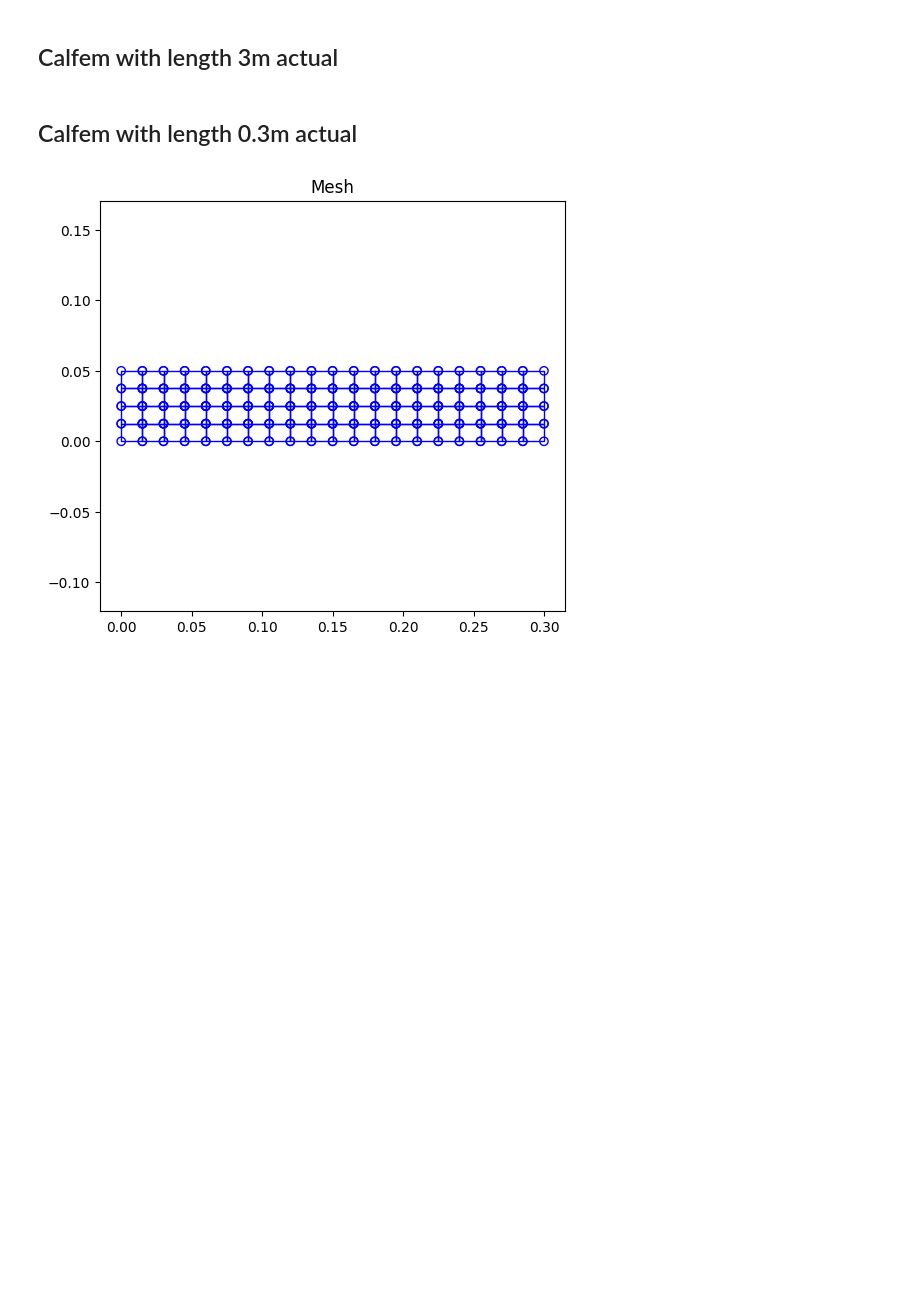
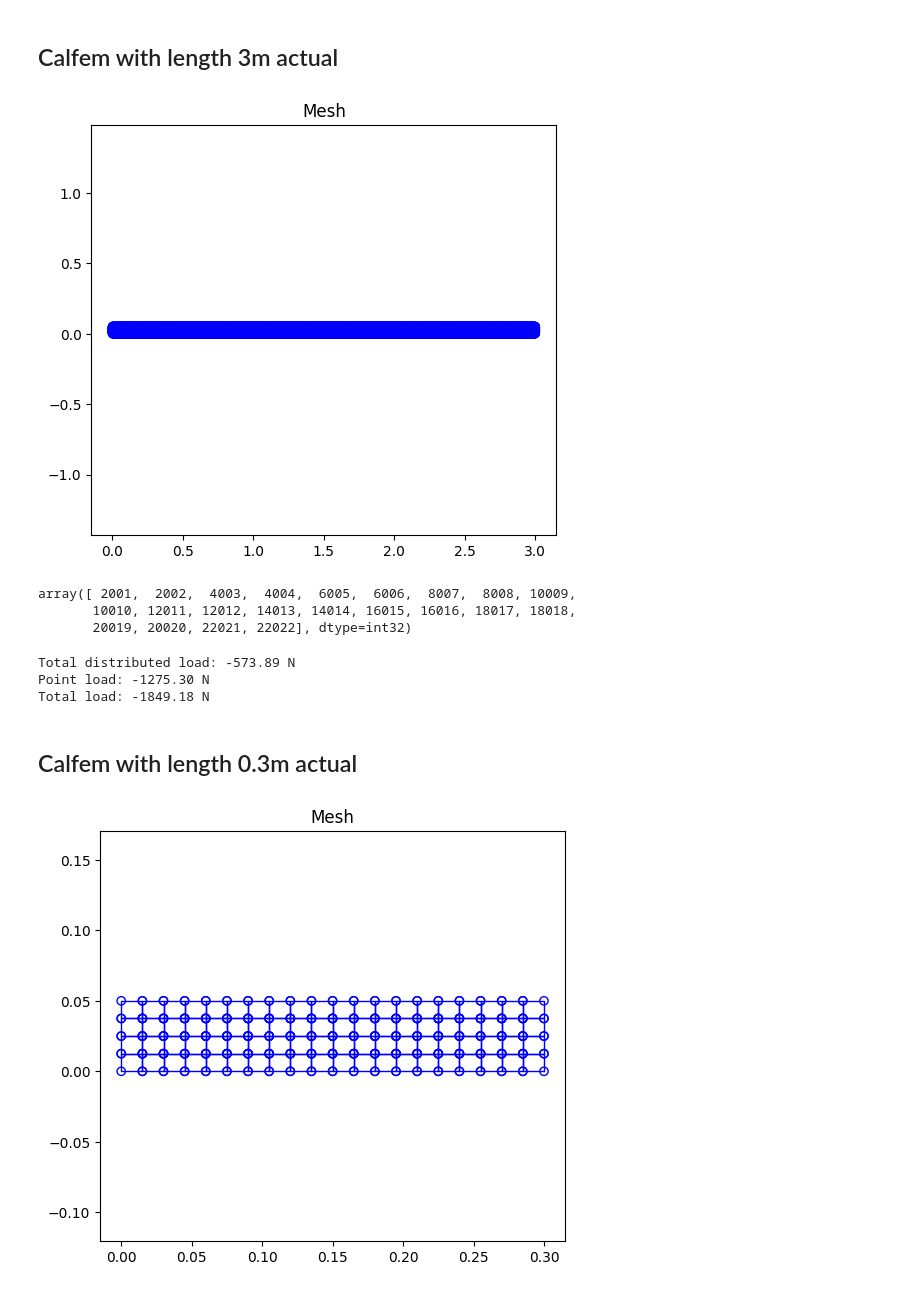
Before and after one commit to MartinStjernkvist/Applied-Mechanics, a Jupyter notebook: TME235/Assignment_1&2.ipynb, the cells around one changed output. Saved outputs shown, nothing was run; the diff lists cells and outputs as text; code cells hidden in the pictures; blank space fills up the shorter version.

```diff
--- a/TME235/Assignment_1&2.ipynb
+++ b/TME235/Assignment_1&2.ipynb
@@ -339,8 +687,8 @@ q0 = -h * b * rho * g  # Distributed load per unit length (downward)
 # Create mesh
 p1 = np.array([0., 0.])  # Lower left corner
 p2 = np.array([L1, h])   # Upper right corner
-nelx = 20
-nely = 4
+nelx = 1000
+nely = 10
 ndof_per_node = 2
 nnode = (nelx + 1) * (nely + 1)
 nDofs = ndof_per_node * nnode
@@ -440,34 +788,42 @@ plt.title('Original geometry')
 
 # Compute nodal coordinates
 xv = np.linspace(p1[0], p2[0], nelx + 1)
 yv = np.linspace(p1[1], p2[1], nely + 1)
 coords = np.array([[x, y] for y in yv for x in xv])  # (N, 2) array
 
 # Deformed coordinates
 U = a[0::2].reshape(-1, 1)  # x-displacements
 V = a[1::2].reshape(-1, 1)  # y-displacements
 
-sfac = 10  # deformation scale
+sfac = 1  # deformation scale
 coords_def = coords + sfac * np.hstack([U, V])
 
 # Plot
 plt.figure(figsize=(10, 3))
 for elx, ely in zip(Ex, Ey):
     # Undeformed
     plt.plot(np.append(elx, elx[0]), np.append(ely, ely[0]), 'k-', lw=0.8, alpha=0.5)
 
 for e, (elx, ely) in enumerate(zip(Ex, Ey)):
     # Get the deformed coordinates for each element
     nodes = ((Edof[e, ::ndof_per_node] - 1) // ndof_per_node).astype(int)
     x_def = coords_def[nodes, 0]
     y_def = coords_def[nodes, 1]
     plt.plot(np.append(x_def, x_def[0]), np.append(y_def, y_def[0]), 'r-', lw=1.0)
 
 plt.gca().set_aspect('equal')
 plt.title(f"Deformed mesh (scale factor = {sfac:.1f})")
 plt.xlabel("x [m]")
 plt.ylabel("y [m]")
 plt.show()
+# %% [output]
+[figure, added]
+array([ 2001,  2002,  4003,  4004,  6005,  6006,  8007,  8008, 10009,
+       10010, 12011, 12012, 14013, 14014, 16015, 16016, 18017, 18018,
+       20019, 20020, 22021, 22022], dtype=int32)
+Total distributed load: -573.89 N
+Point load: -1275.30 N
+Total load: -1849.18 N
 # %% [markdown]
 ## Calfem with length 0.3m actual
 # %%
```
Also changed, not shown: parts of 3 cells of this notebook.
